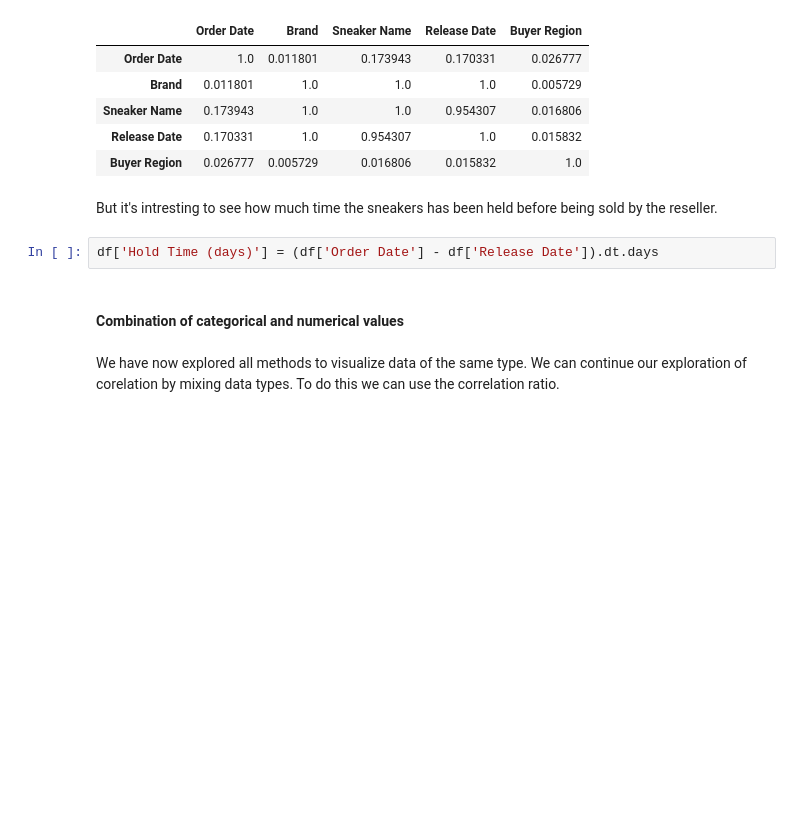
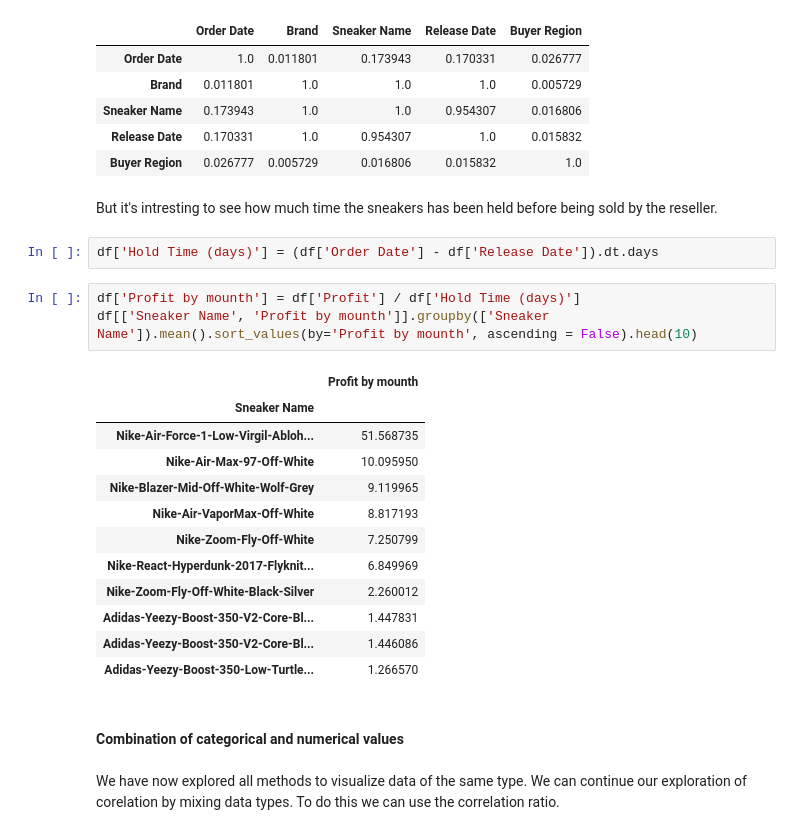
Before and after one commit to julienbaron/StockX-Sneaker-Data-Contest, a Jupyter notebook: StockX-Sneaker-Data-Contest.ipynb, the cells around one changed output. Saved outputs shown, nothing was run; the diff lists cells and outputs as text; blank space fills up the shorter version.

```diff
--- a/StockX-Sneaker-Data-Contest.ipynb
+++ b/StockX-Sneaker-Data-Contest.ipynb
@@ -242,6 +247,22 @@ corr_categorical_theils_u.head()
 But it's intresting to see how much time the sneakers has been held before being sold by the reseller.
 # %%
 df['Hold Time (days)'] = (df['Order Date'] - df['Release Date']).dt.days
+# %%
+df['Profit by mounth'] = df['Profit'] / df['Hold Time (days)']
+df[['Sneaker Name', 'Profit by mounth']].groupby(['Sneaker Name']).mean().sort_values(by='Profit by mounth', ascending = False).head(10)
+# %% [output]
+|  | Profit by mounth |
+| Sneaker Name |  |
+| Nike-Air-Force-1-Low-Virgil-Abloh... | 51.568735 |
+| Nike-Air-Max-97-Off-White | 10.095950 |
+| Nike-Blazer-Mid-Off-White-Wolf-Grey | 9.119965 |
+| Nike-Air-VaporMax-Off-White | 8.817193 |
+| Nike-Zoom-Fly-Off-White | 7.250799 |
+| Nike-React-Hyperdunk-2017-Flyknit... | 6.849969 |
+| Nike-Zoom-Fly-Off-White-Black-Silver | 2.260012 |
+| Adidas-Yeezy-Boost-350-V2-Core-Bl... | 1.447831 |
+| Adidas-Yeezy-Boost-350-V2-Core-Bl... | 1.446086 |
+| Adidas-Yeezy-Boost-350-Low-Turtle... | 1.266570 |
 # %% [markdown]
 #### Combination of categorical and numerical values
 # %% [markdown]
```
Also changed, not shown: parts of 30 cells of this notebook.
